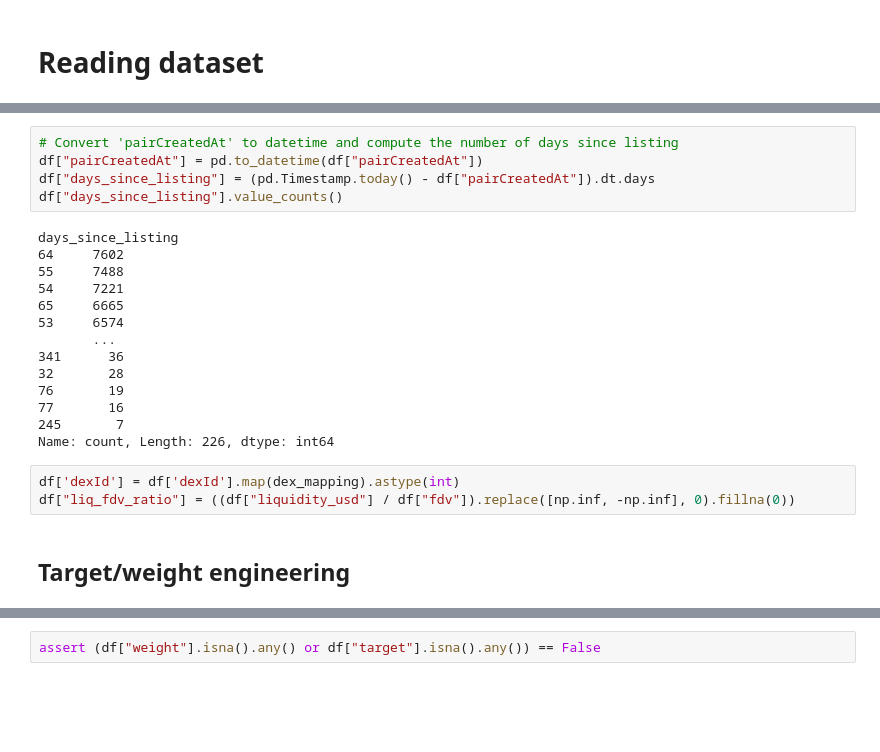
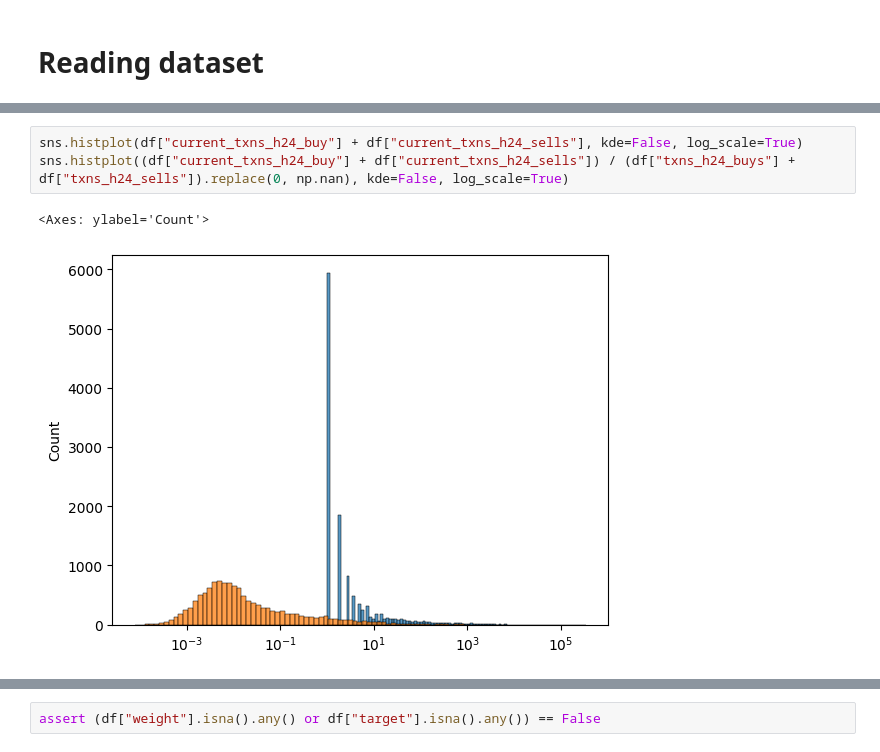
Before and after one commit to philipzabicki/solanaDEXtokenCollector, a Jupyter notebook: data_preprocessing.ipynb, the cells around one changed output, grey strips where cells are left out. Cells and saved outputs as stored; diff of their text form; blank space fills up the shorter version.

```diff
--- a/data_preprocessing.ipynb
+++ b/data_preprocessing.ipynb
@@ -233,24 +349,6 @@ df.describe()
-# %%
-# Convert 'pairCreatedAt' to datetime and compute the number of days since listing
-df["pairCreatedAt"] = pd.to_datetime(df["pairCreatedAt"])
-df["days_since_listing"] = (pd.Timestamp.today() - df["pairCreatedAt"]).dt.days
-df["days_since_listing"].value_counts()
-# %% [output]
-days_since_listing
-64     7602
-55     7488
-54     7221
-65     6665
-53     6574
-       ...
-341      36
-32       28
-76       19
-77       16
-245       7
-Name: count, Length: 226, dtype: int64
-# %%
-df['dexId'] = df['dexId'].map(dex_mapping).astype(int)
-df["liq_fdv_ratio"] = ((df["liquidity_usd"] / df["fdv"]).replace([np.inf, -np.inf], 0).fillna(0))
-# %% [markdown]
-## Target/weight engineering
+# %%
+sns.histplot(df["current_txns_h24_buy"] + df["current_txns_h24_sells"], kde=False, log_scale=True)
+sns.histplot((df["current_txns_h24_buy"] + df["current_txns_h24_sells"]) / (df["txns_h24_buys"] + df["txns_h24_sells"]).replace(0, np.nan), kde=False, log_scale=True)
+# %% [output]
+<Axes: ylabel='Count'>
+[figure, added]
```
Also changed, not shown: parts of 110 cells of this notebook, 14 other files.
